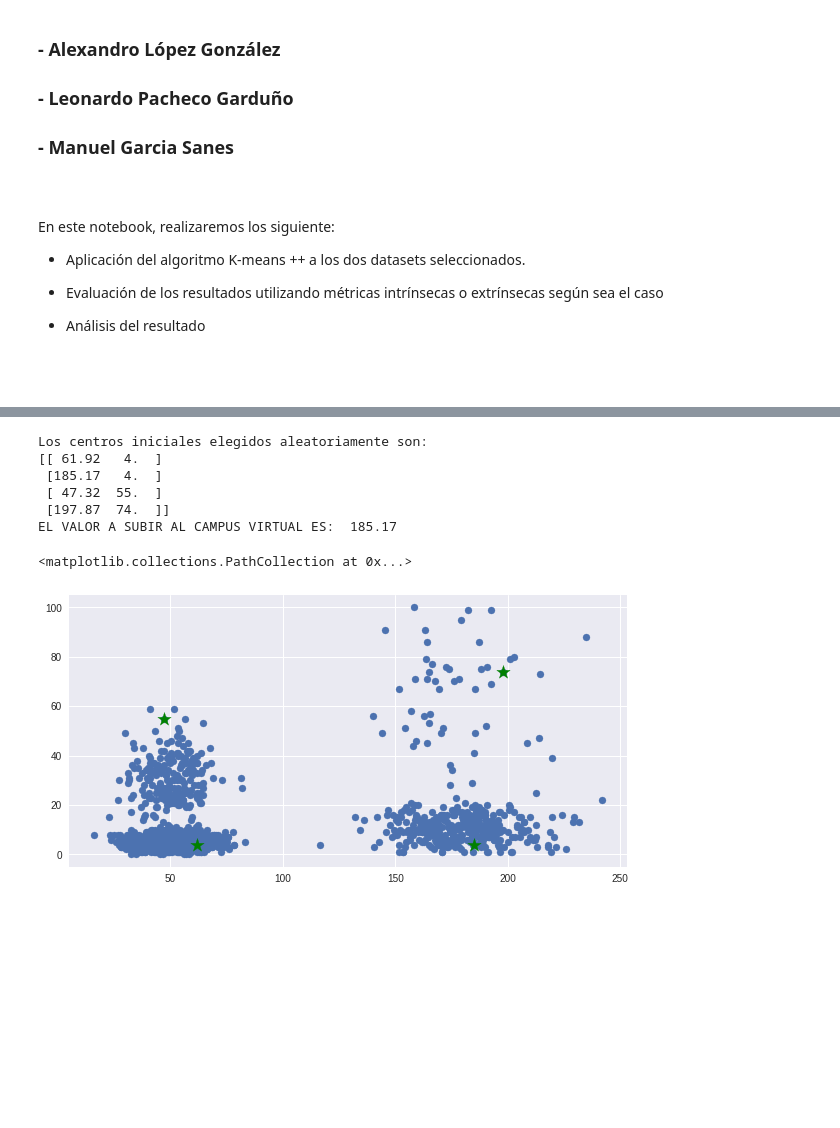
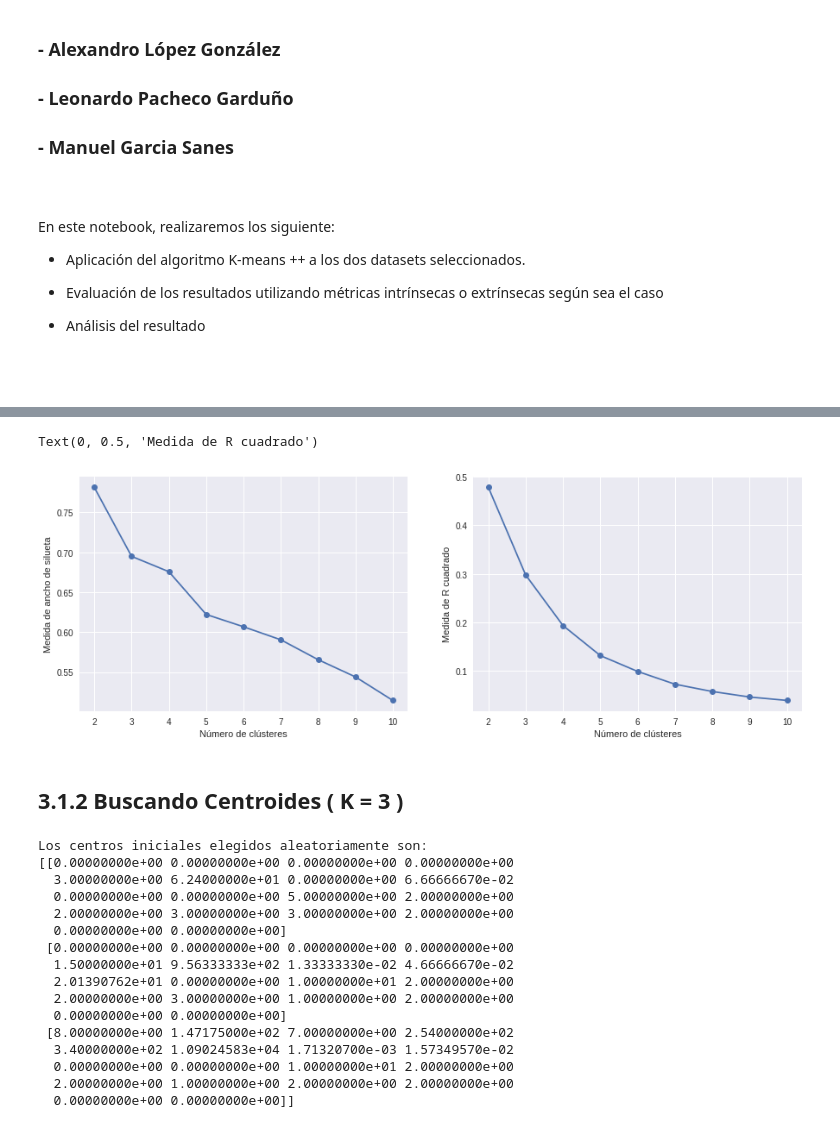
Before and after one commit to pachecoleonardo/metodosdeagrupamiento_nosupervisado, a Jupyter notebook: 01_particiones_kmeanspp.ipynb, the cells around one changed output, grey strips where cells are left out. Cells and saved outputs as stored; diff of their text form; code cells hidden in the pictures; blank space fills up the shorter version.

```diff
--- a/01_particiones_kmeanspp.ipynb
+++ b/01_particiones_kmeanspp.ipynb
@@ -67,9 +318,58 @@ Una vez elegida aleatoriamente una instancia como primer centro, procedemos a mu
+# %%
+from sklearn.cluster import KMeans
+from sklearn.metrics import silhouette_score
+
+
+def medida_R_cuadrado(X, Xyp, cXs):
+    cXglob = np.mean(X,axis=0)
+    labels = np.sort(np.unique(Xyp))
+    sumTotal = np.sum(np.sum(X-cXglob,1)**2)
+    interior = np.sum([ np.sum(np.sum(X[Xyp==labels[k],:]-cXs[labels[k],:],1)**2) for k in np.arange(labels.size)])
+
+    return interior/sumTotal
+
+rsilueta = np.zeros(9)
+rrsquare = np.zeros(9)
+for k in np.arange(2,11):
+    modelo = KMeans(n_clusters=k)
+    modelo = modelo.fit(Dx)
+    Dyp_sk = modelo.predict(Dx)
+    cDx_sk = modelo.cluster_centers_
+    rsilueta[k-2] = silhouette_score(Dx, Dyp_sk)
+    rrsquare[k-2]  = medida_R_cuadrado(Dx, Dyp_sk, cDx_sk)
+
+fig, ax = plt.subplots(1,2, figsize=(15,5))
+ax[0].plot( np.arange(2,11),rsilueta, linestyle='-', marker='o')
+ax[0].set_xlabel("Número de clústeres")
+ax[0].set_ylabel("Medida de ancho de silueta")
+
+ax[1].plot( np.arange(2,11),rrsquare, linestyle='-', marker='o')
+ax[1].set_xlabel("Número de clústeres")
+ax[1].set_ylabel("Medida de R cuadrado")
+# %% [output]
+Text(0, 0.5, 'Medida de R cuadrado')
+[figure, added]
+# %% [markdown]
+## 3.1.2 Buscando Centroides ( K = 3 )
 # %%
+# Elegimos un número de clústeres a buscar (Sabemos que son 4)
+K = 3
+
+# Preparamos un arreglo para los centros
+cDx = np.zeros(Dx.shape[1])
+cDx.shape = (1,Dx.shape[1])
+
+icenter = np.random.randint(Dx.shape[0])
+cDx[0,:] = Dx[icenter,:]
+auxDx = np.delete(Dx, icenter, 0)
+auxDx=auxDx.astype('float64')
+
+
 for k in np.arange(K-1):
     dist_min = np.zeros(auxDx.shape[0])
     for i in np.arange(auxDx.shape[0]):
         dist_min[i] = min_distancia_euclidiana_grupo(auxDx[i,:], cDx)
-    probs = np.square(dist_min)/np.sum(np.square(dist_min))   #### TU CODIGO AQUI ####
+    probs = np.square(dist_min)/np.sum(np.square(dist_min))
     cumprobs = np.cumsum(probs)
     icenter = np.where(cumprobs >= np.random.random_sample())[0][0]
     cDx= np.append(cDx, np.matrix(auxDx[icenter,:]), axis=0)
@@ -77,17 +377,20 @@ for k in np.arange(K-1):
 
 print('Los centros iniciales elegidos aleatoriamente son:')
 print(cDx)
-print('EL VALOR A SUBIR AL CAMPUS VIRTUAL ES: ', cDx[1,0])
-
-fig, ax = plt.subplots(figsize=(10,5))
-ax.scatter(Dx[:,0],Dx[:,1])
-ax.scatter(np.array(cDx[:,0]),np.array(cDx[:,1]), marker='*', s=200, c='g')
 # %% [output]
 Los centros iniciales elegidos aleatoriamente son:
-[[ 61.92   4.  ]
- [185.17   4.  ]
- [ 47.32  55.  ]
- [197.87  74.  ]]
-EL VALOR A SUBIR AL CAMPUS VIRTUAL ES:  185.17
+[[0.00000000e+00 0.00000000e+00 0.00000000e+00 0.00000000e+00
+  3.00000000e+00 6.24000000e+01 0.00000000e+00 6.66666670e-02
+  0.00000000e+00 0.00000000e+00 5.00000000e+00 2.00000000e+00
+  2.00000000e+00 3.00000000e+00 3.00000000e+00 2.00000000e+00
+  0.00000000e+00 0.00000000e+00]
+ [0.00000000e+00 0.00000000e+00 0.00000000e+00 0.00000000e+00
+  1.50000000e+01 9.56333333e+02 1.33333330e-02 4.66666670e-02
+  2.01390762e+01 0.00000000e+00 1.00000000e+01 2.00000000e+00
+  2.00000000e+00 3.00000000e+00 1.00000000e+00 2.00000000e+00
+  0.00000000e+00 0.00000000e+00]
+ [8.00000000e+00 1.47175000e+02 7.00000000e+00 2.54000000e+02
+  3.40000000e+02 1.09024583e+04 1.71320700e-03 1.57349570e-02
+  0.00000000e+00 0.00000000e+00 1.00000000e+01 2.00000000e+00
+  2.00000000e+00 1.00000000e+00 2.00000000e+00 2.00000000e+00
+  0.00000000e+00 0.00000000e+00]]
-<matplotlib.collections.PathCollection at 0x...>
-[figure, removed]
```
Also changed, not shown: parts of 20 cells of this notebook.
